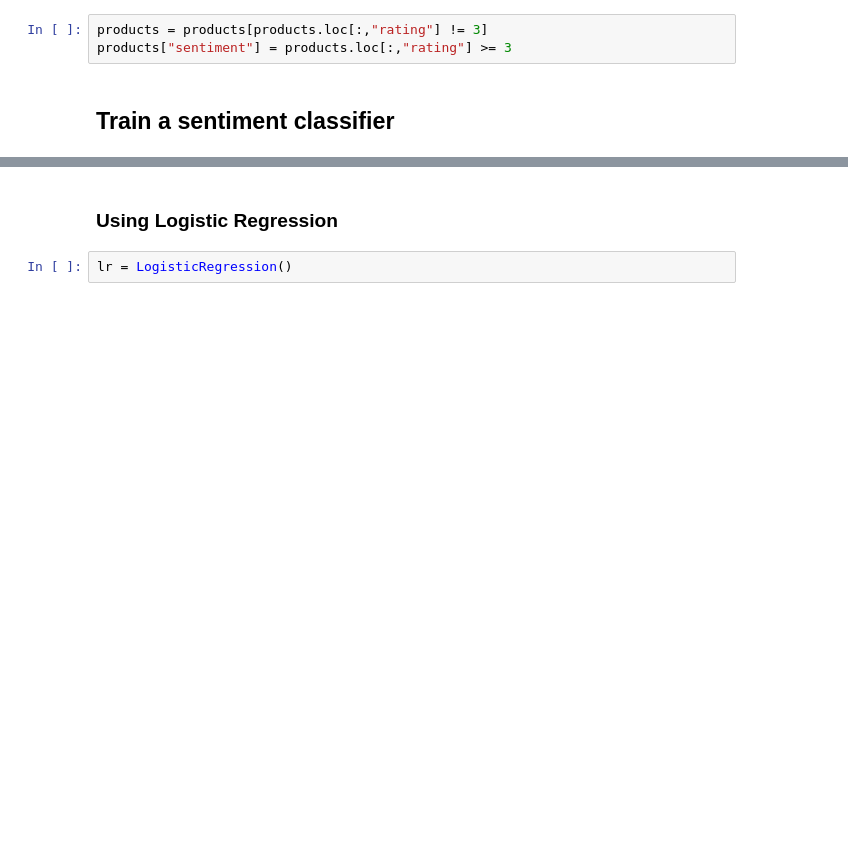
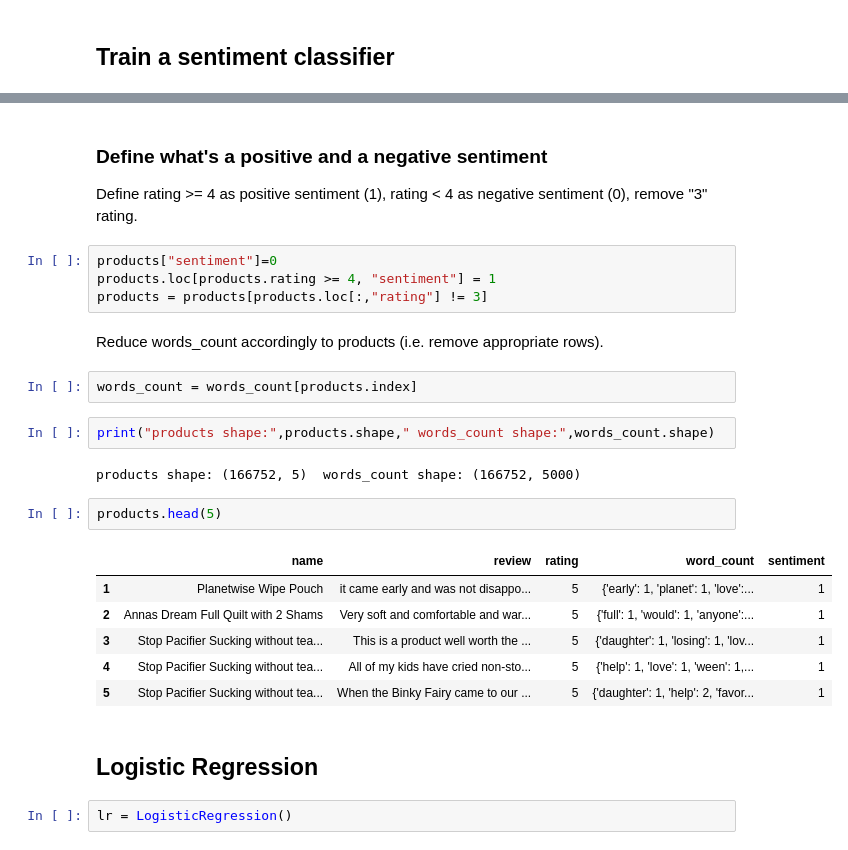
Before and after one commit to ddumet/coursera_machine_learning_foundations, a Jupyter notebook: analysing_sentiment.ipynb, the cells around one changed output, grey strips where cells are left out. Cells and saved outputs as stored; diff of their text form; blank space fills up the shorter version.

```diff
--- a/analysing_sentiment.ipynb
+++ b/analysing_sentiment.ipynb
@@ -130,6 +134,3 @@ Remove "3" rating, and define rating >= 4 as positive sentiment (1), rating < 4
-# %%
-products = products[products.loc[:,"rating"] != 3]
-products["sentiment"] = products.loc[:,"rating"] >= 3
 # %% [markdown]
 ## Train a sentiment classifier
 # %% [markdown]
@@ -153,5 +157,29 @@ products shape: (166752, 5)  words_count shape: (166752, 5000)
+# %% [markdown]
+### Define what's a positive and a negative sentiment
+Define rating >= 4 as positive sentiment (1), rating < 4 as negative sentiment (0), remove "3" rating.
+# %%
+products["sentiment"]=0
+products.loc[products.rating >= 4, "sentiment"] = 1
+products = products[products.loc[:,"rating"] != 3]
+# %% [markdown]
+Reduce words_count accordingly to products (i.e. remove appropriate rows).
+# %%
+words_count = words_count[products.index]
+# %%
+print("products shape:",products.shape," words_count shape:",words_count.shape)
+# %% [output]
+products shape: (166752, 5)  words_count shape: (166752, 5000)
+# %%
+products.head(5)
+# %% [output]
+|  | name | review | rating | word_count | sentiment |
+| 1 | Planetwise Wipe Pouch | it came early and was not disappo... | 5 | {'early': 1, 'planet': 1, 'love':... | 1 |
+| 2 | Annas Dream Full Quilt with 2 Shams | Very soft and comfortable and war... | 5 | {'full': 1, 'would': 1, 'anyone':... | 1 |
+| 3 | Stop Pacifier Sucking without tea... | This is a product well worth the ... | 5 | {'daughter': 1, 'losing': 1, 'lov... | 1 |
+| 4 | Stop Pacifier Sucking without tea... | All of my kids have cried non-sto... | 5 | {'help': 1, 'love': 1, 'ween': 1,... | 1 |
+| 5 | Stop Pacifier Sucking without tea... | When the Binky Fairy came to our ... | 5 | {'daughter': 1, 'help': 2, 'favor... | 1 |
 # %% [markdown]
-### Using Logistic Regression
+## Logistic Regression
 # %%
 lr = LogisticRegression()
 # %%
```
Also changed, not shown: parts of 41 cells of this notebook.
